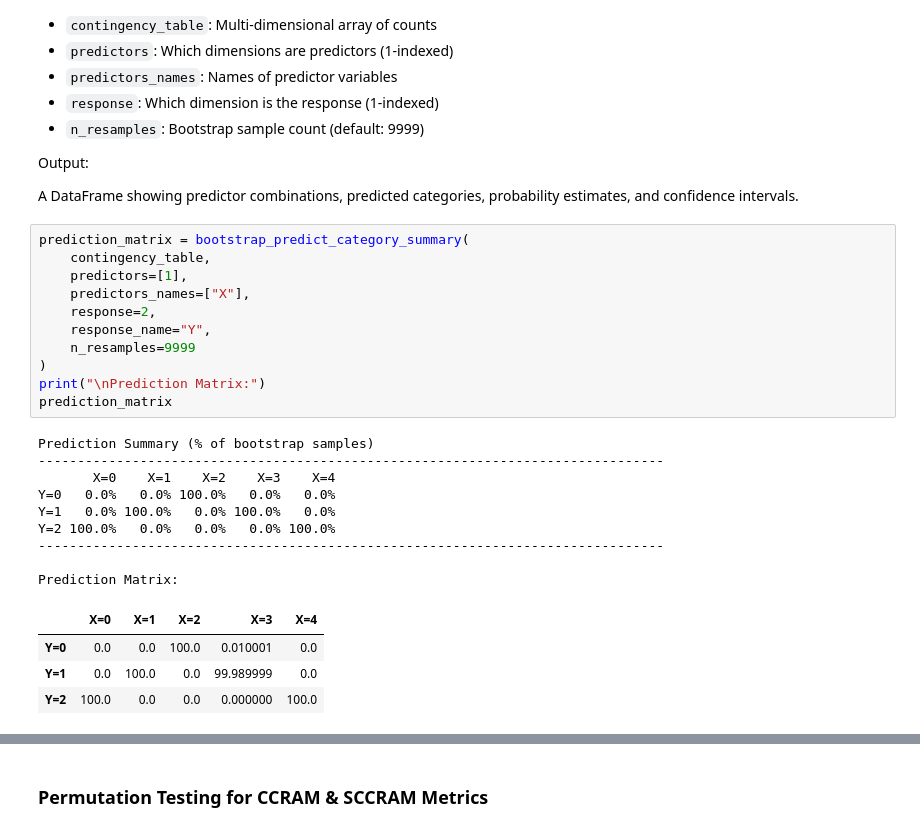
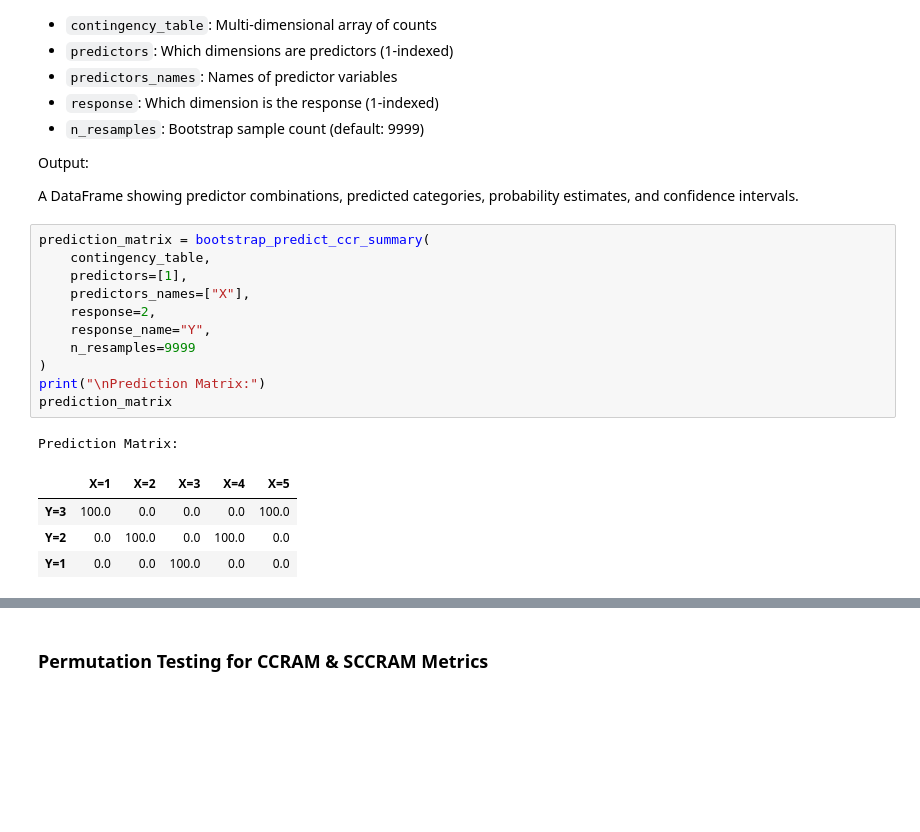
Before and after one commit to DhyeyMavani2003/ccrvam, a Jupyter notebook: examples/jupyter/02_StatSim_Generic_Bootstrapping_and_Permutation_Tests_Usage_Demonstration.ipynb, the cells around one changed output, grey strips where cells are left out. Cells and saved outputs as stored; diff of their text form; blank space fills up the shorter version.

```diff
--- a/examples/jupyter/02_StatSim_Generic_Bootstrapping_and_Permutation_Tests_Usage_Demonstration.ipynb
+++ b/examples/jupyter/02_StatSim_Generic_Bootstrapping_and_Permutation_Tests_Usage_Demonstration.ipynb
@@ -147,27 +146,19 @@ Output:
 
 A DataFrame showing predictor combinations, predicted categories, probability estimates, and confidence intervals.
 # %%
-prediction_matrix = bootstrap_predict_category_summary(
+prediction_matrix = bootstrap_predict_ccr_summary(
     contingency_table,
     predictors=[1],
     predictors_names=["X"],
     response=2,
     response_name="Y",
     n_resamples=9999
 )
 print("\nPrediction Matrix:")
 prediction_matrix
 # %% [output]
-Prediction Summary (% of bootstrap samples)
---------------------------------------------------------------------------------
-       X=0    X=1    X=2    X=3    X=4
-Y=0   0.0%   0.0% 100.0%   0.0%   0.0%
-Y=1   0.0% 100.0%   0.0% 100.0%   0.0%
-Y=2 100.0%   0.0%   0.0%   0.0% 100.0%
---------------------------------------------------------------------------------
-
 Prediction Matrix:
-|  | X=0 | X=1 | X=2 | X=3 | X=4 |
-| Y=0 | 0.0 | 0.0 | 100.0 | 0.010001 | 0.0 |
-| Y=1 | 0.0 | 100.0 | 0.0 | 99.989999 | 0.0 |
-| Y=2 | 100.0 | 0.0 | 0.0 | 0.000000 | 100.0 |
+|  | X=1 | X=2 | X=3 | X=4 | X=5 |
+| Y=3 | 100.0 | 0.0 | 0.0 | 0.0 | 100.0 |
+| Y=2 | 0.0 | 100.0 | 0.0 | 100.0 | 0.0 |
+| Y=1 | 0.0 | 0.0 | 100.0 | 0.0 | 0.0 |
```
Also changed, not shown: parts of 25 cells of this notebook.
